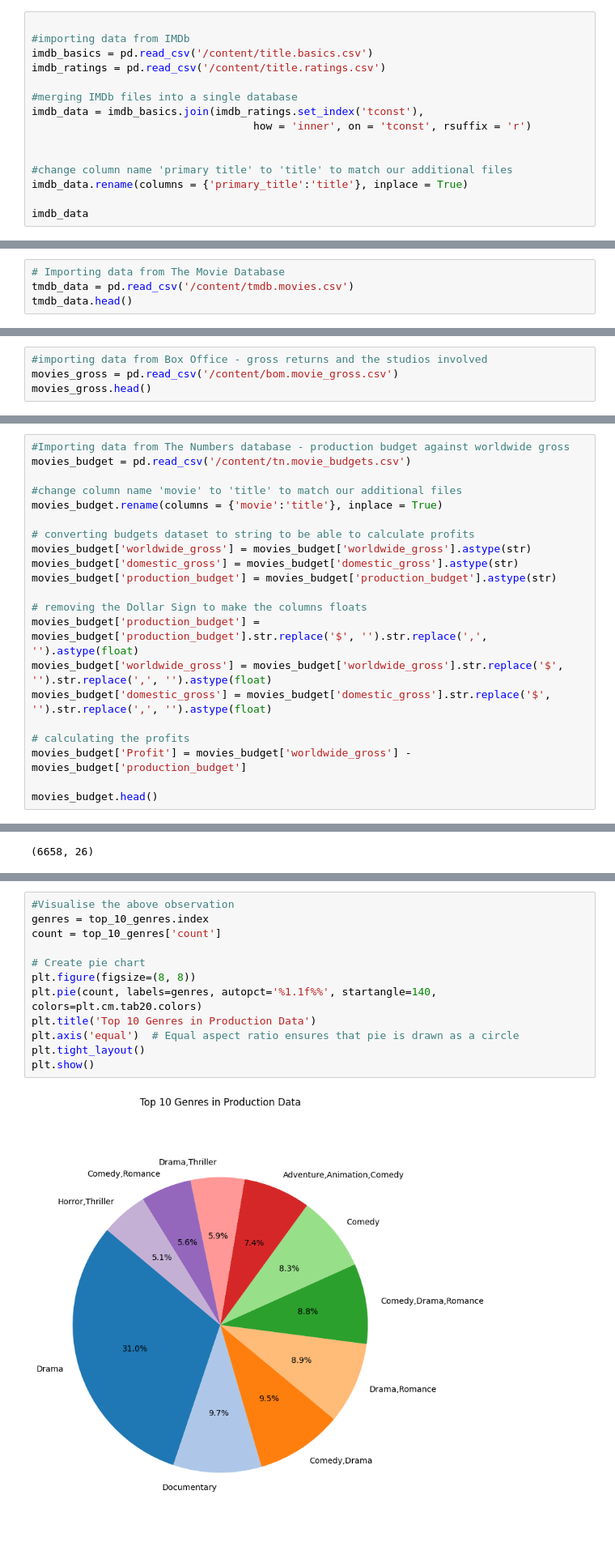
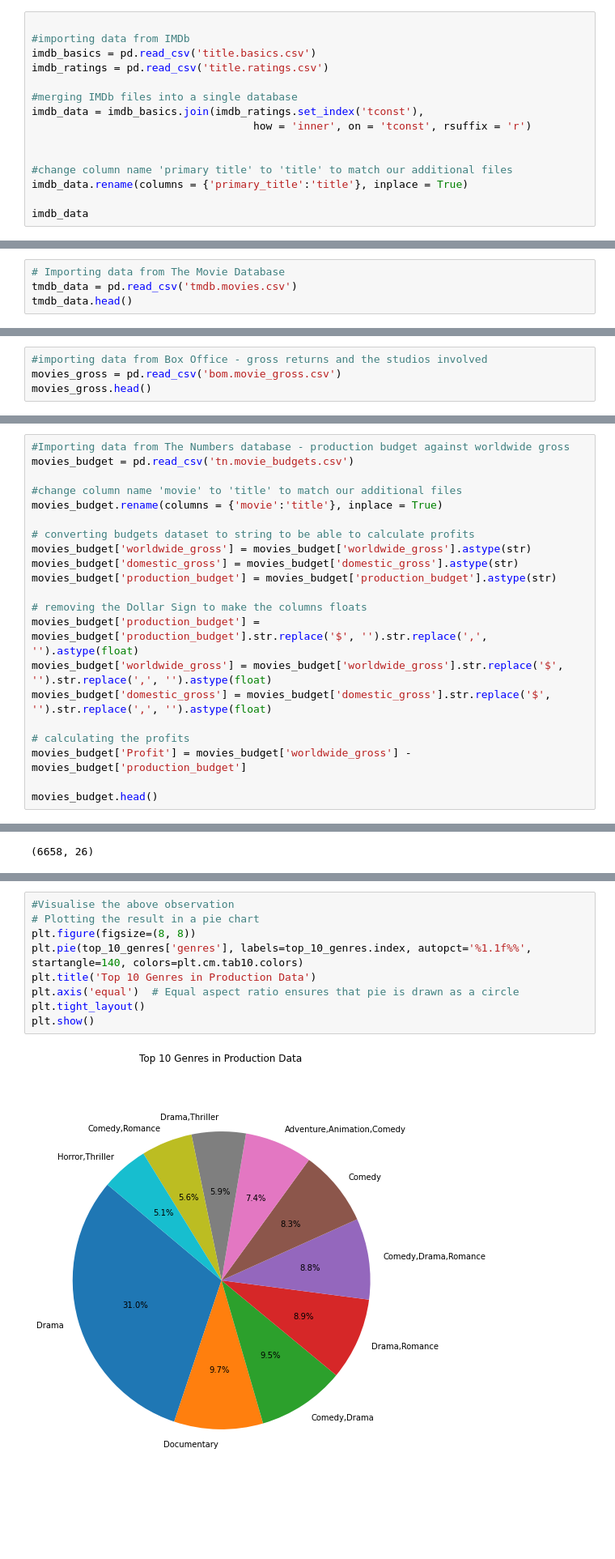
Before and after one commit to Nduta-Karanja/My_endofphase_project_01, a Jupyter notebook: Index.ipynb, the cells around one changed output, grey strips where cells are left out. Shown at 81% size. Saved outputs shown, nothing was run; the diff lists cells and outputs as text; blank space fills up the shorter version.

```diff
--- a/Index.ipynb
+++ b/Index.ipynb
@@ -42,8 +40,8 @@ import seaborn as sns
 # %%
 
 #importing data from IMDb
-imdb_basics = pd.read_csv('/content/title.basics.csv')
-imdb_ratings = pd.read_csv('/content/title.ratings.csv')
+imdb_basics = pd.read_csv('title.basics.csv')
+imdb_ratings = pd.read_csv('title.ratings.csv')
 
 #merging IMDb files into a single database
 imdb_data = imdb_basics.join(imdb_ratings.set_index('tconst'),
@@ -75,7 +73,7 @@ imdb_data.shape
 (73856, 8)
 # %%
 # Importing data from The Movie Database
-tmdb_data = pd.read_csv('/content/tmdb.movies.csv')
+tmdb_data = pd.read_csv('tmdb.movies.csv')
 tmdb_data.head()
 # %% [output]
 |  | Unnamed: 0 | genre_ids | id | original_language | original_title | popularity | release_date | title | ... |
@@ -111,7 +109,7 @@ movie_production_db.shape
 **Financial Data Preparation**
 # %%
 #importing data from Box Office - gross returns and the studios involved
-movies_gross = pd.read_csv('/content/bom.movie_gross.csv')
+movies_gross = pd.read_csv('bom.movie_gross.csv')
 movies_gross.head()
 # %% [output]
 |  | title | studio | domestic_gross | foreign_gross | year |
@@ -127,7 +125,7 @@ movies_gross.shape
 (3387, 5)
 # %%
 #Importing data from The Numbers database - production budget against worldwide gross
-movies_budget = pd.read_csv('/content/tn.movie_budgets.csv')
+movies_budget = pd.read_csv('tn.movie_budgets.csv')
 
 #change column name 'movie' to 'title' to match our additional files
 movies_budget.rename(columns = {'movie':'title'}, inplace = True)
@@ -336,15 +368,12 @@ top_10_genres
 | Horror,Thriller | 124 |
 # %%
 #Visualise the above observation
-genres = top_10_genres.index
-count = top_10_genres['count']
-
-# Create pie chart
+# Plotting the result in a pie chart
 plt.figure(figsize=(8, 8))
-plt.pie(count, labels=genres, autopct='%1.1f%%', startangle=140, colors=plt.cm.tab20.colors)
+plt.pie(top_10_genres['genres'], labels=top_10_genres.index, autopct='%1.1f%%', startangle=140, colors=plt.cm.tab10.colors)
 plt.title('Top 10 Genres in Production Data')
 plt.axis('equal')  # Equal aspect ratio ensures that pie is drawn as a circle
 plt.tight_layout()
 plt.show()
 # %% [output]
-[figure, old version]
+[figure, new version]
```
Also changed, not shown: parts of 25 cells of this notebook, 1 other file.
